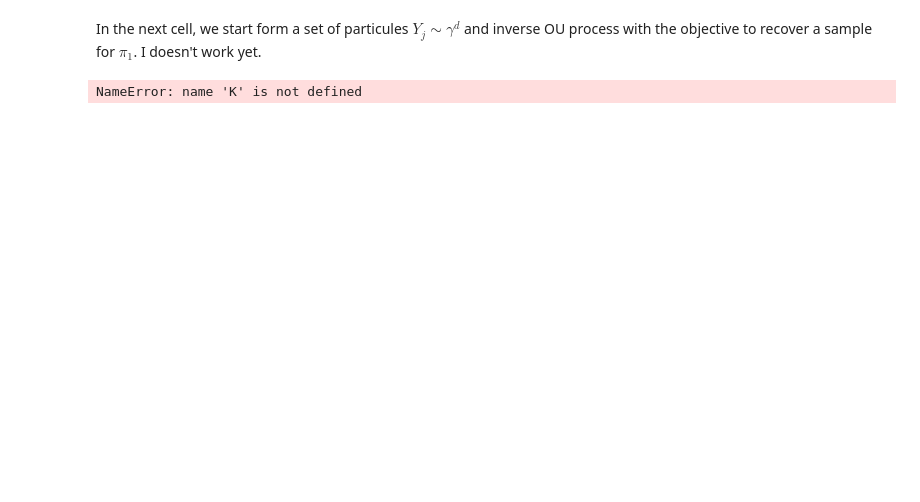
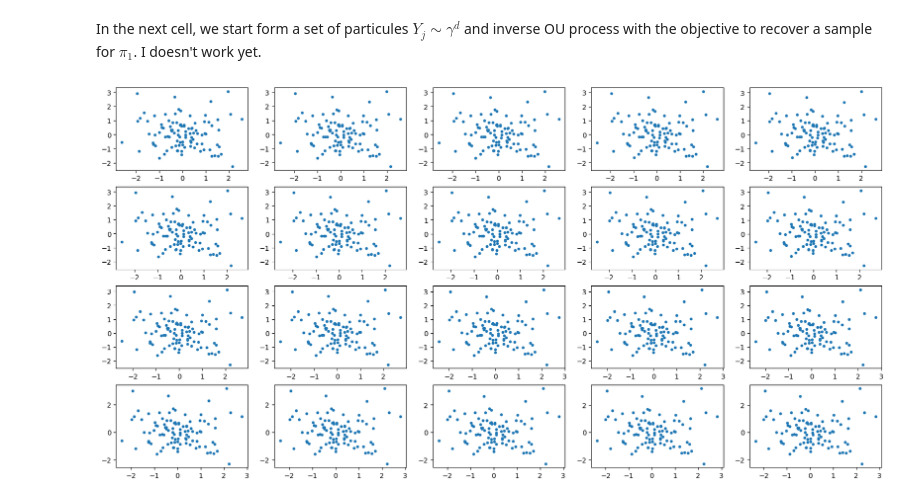
Before and after one commit to clementinechazal/kernel-path, a Jupyter notebook: ou_stein_path.ipynb, the cells around one changed output. Cells and saved outputs as stored; diff of their text form; code cells hidden in the pictures; blank space fills up the shorter version.

```diff
--- a/ou_stein_path.ipynb
+++ b/ou_stein_path.ipynb
@@ -121,11 +121,20 @@ In the next cell, we start form a set of particules $Y_j \sim \gamma^d$ and inve
 # %%
 m = 100
 Y = scs.multivariate_normal.rvs(np.zeros(d),np.identity(d),m)
 
-for i in range(K):
-    Y = Y - tau * V[K-1-i](Y)
+fig, axs = plt.subplots(nrows=2*N_iter//50, ncols=5, figsize=(20, 10))
 
-plt.scatter(Y[:,0], Y[:,1])
-plt.show()
+for i in range(N_iter):
+    Y = Y - tau * V[N_iter-1-i](Y)
+    #print(np.linalg.norm(V[N_iter-1-i](Y),axis = 1))
+    #print(Y == Y - 1/tau * V[N_iter-1-i](Y))
+    if i % 5 == 0:
+        j = i//5
+        ax = axs[j//5, j%5]
+        ax.scatter(Y[:,0], Y[:,1], s=10)
+
+
+#plt.scatter(Y[:,0], Y[:,1])
+#plt.show()
 # %% [output]
-NameError: name 'K' is not defined
+[figure, added]
```
Also changed, not shown: parts of 6 cells of this notebook, 1 other file.
